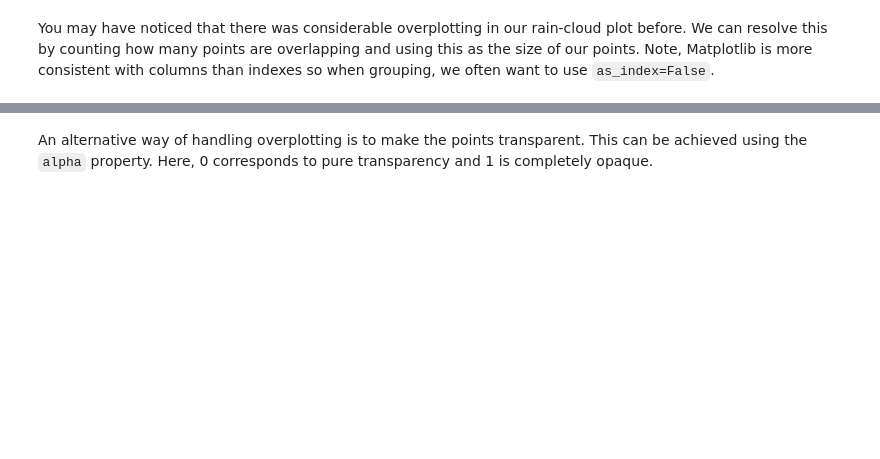
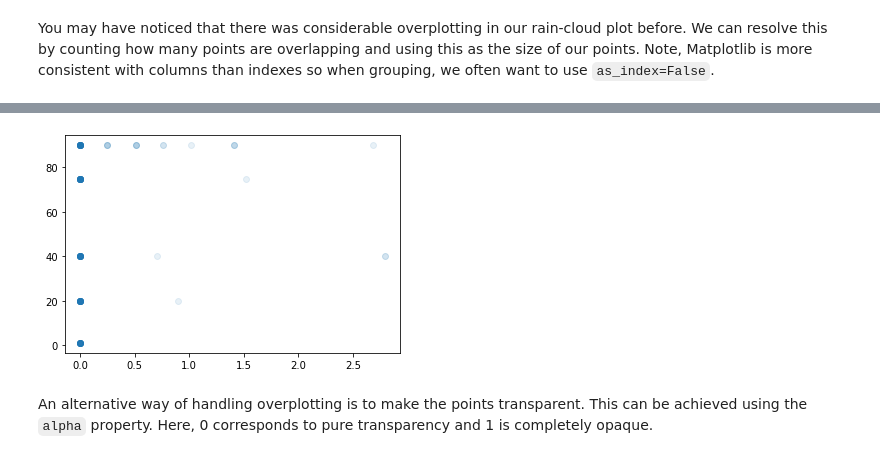
Before and after one commit to JoeBlackSci/python-for-data-science-wdss, a Jupyter notebook: session2/session-two-teaching-questions.ipynb, the cells around one changed output, grey strips where cells are left out. Drawn from its saved outputs; the diff is of its cells as text; code cells hidden in the pictures; blank space fills up the shorter version.

```diff
--- a/session2/session-two-teaching-questions.ipynb
+++ b/session2/session-two-teaching-questions.ipynb
@@ -230,3 +265,10 @@ plt.show()
+# %%
+# Plot all data points with transparency
+fig, ax = plt.subplots()
+ax.scatter(metro_one_week.rain_1h, metro_one_week.clouds_all, alpha=0.1)
+plt.show()
+# %% [output]
+[figure, added]
 # %% [markdown]
 An alternative way of handling overplotting is to make the points transparent. This can be achieved using the `alpha` property. Here, 0 corresponds to pure transparency and 1 is completely opaque.
 # %%
```
Also changed, not shown: parts of 24 cells of this notebook, 2 other files.
